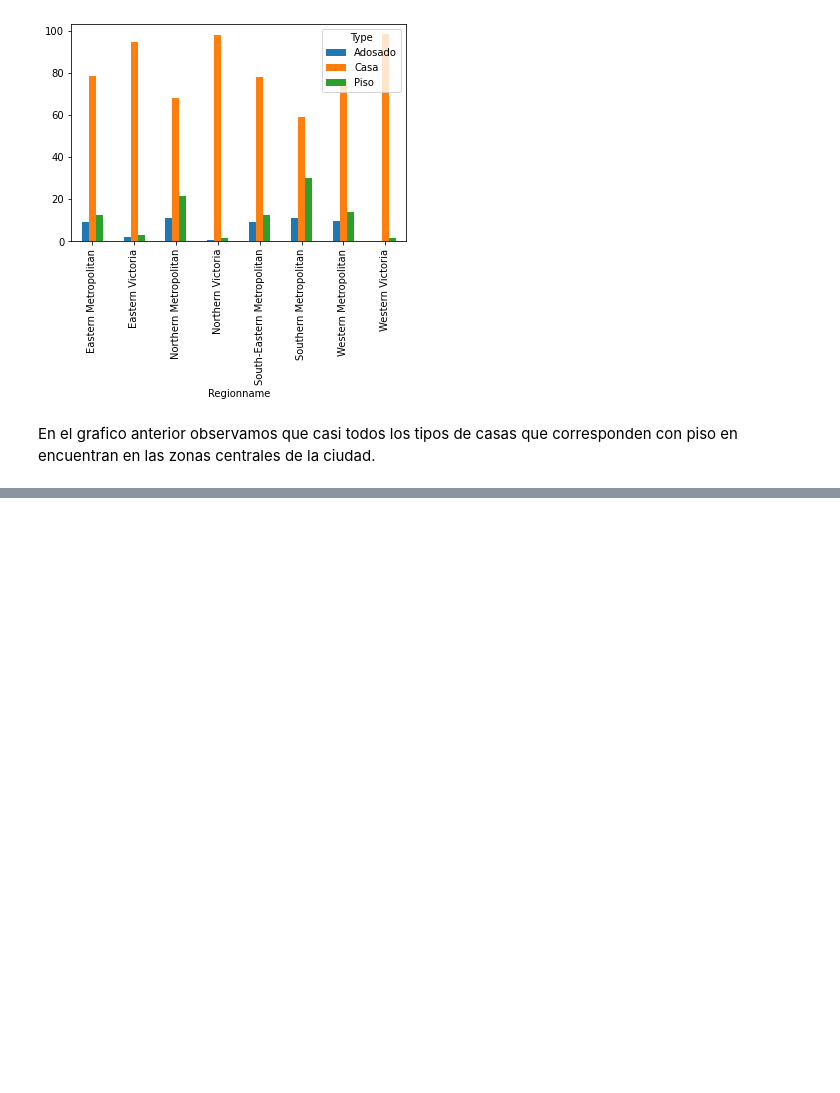
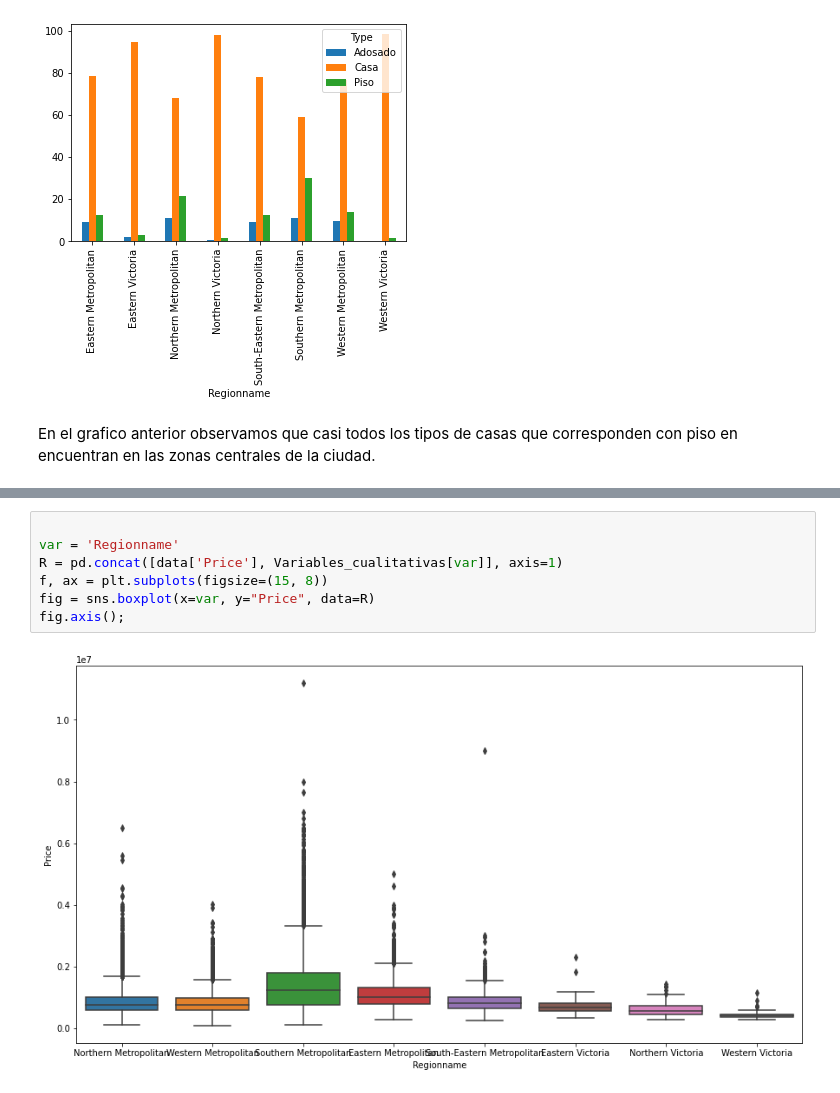
Before and after one commit to InmaBorras/HH_intro_git_ds, a Jupyter notebook: Variables Cualitativas.ipynb, the cells around one changed output, grey strips where cells are left out. Saved outputs shown, nothing was run; the diff lists cells and outputs as text; blank space fills up the shorter version.

```diff
--- a/Variables Cualitativas.ipynb
+++ b/Variables Cualitativas.ipynb
@@ -385,0 +456,9 @@ pd.crosstab(index=data["Regionname"],columns=data["Method"],margins=True)# ver t
+# %%
+
+var = 'Regionname'
+R = pd.concat([data['Price'], Variables_cualitativas[var]], axis=1)
+f, ax = plt.subplots(figsize=(15, 8))
+fig = sns.boxplot(x=var, y="Price", data=R)
+fig.axis();
+# %% [output]
+[figure, added]
```
Also changed, not shown: parts of 48 cells of this notebook.
